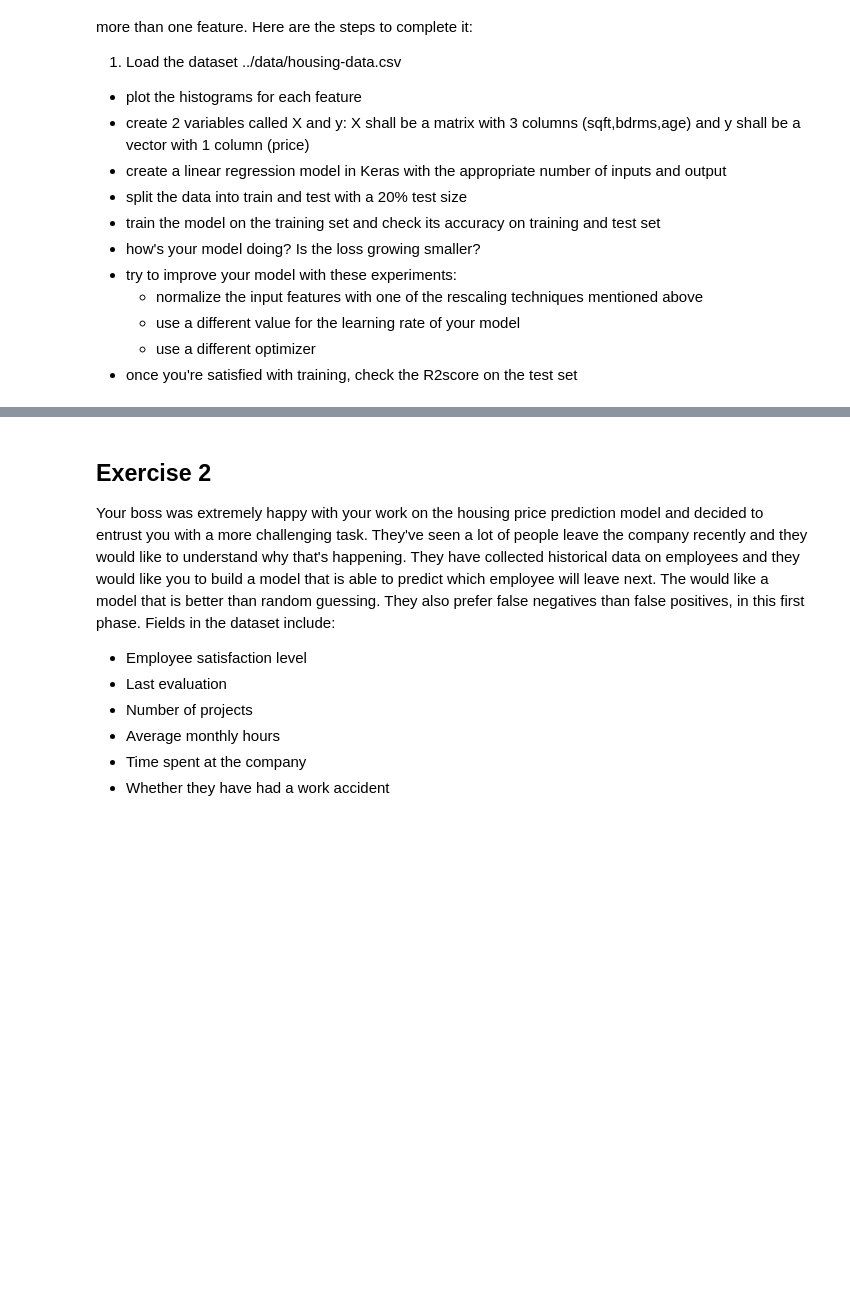
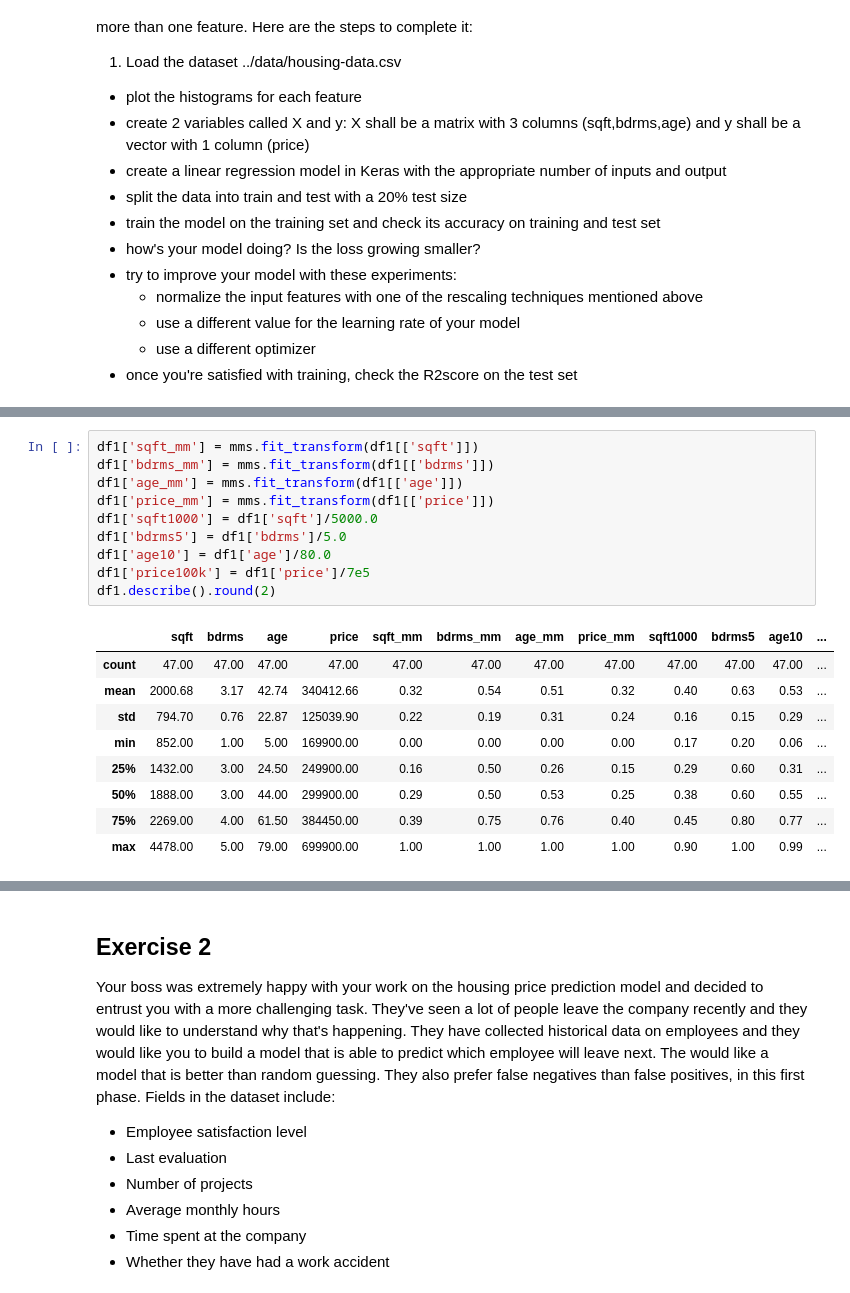
Before and after one commit to tetsu/zero-deep-learning, a Jupyter notebook: course/3 Machine Learning.ipynb, the cells around one changed output, grey strips where cells are left out. Cells and saved outputs as stored; diff of their text form; blank space fills up the shorter version.

```diff
--- a/course/3 Machine Learning.ipynb
+++ b/course/3 Machine Learning.ipynb
@@ -492,0 +581,20 @@ You've just been hired at a real estate investment firm and they would like you
+# %%
+df1['sqft_mm'] = mms.fit_transform(df1[['sqft']])
+df1['bdrms_mm'] = mms.fit_transform(df1[['bdrms']])
+df1['age_mm'] = mms.fit_transform(df1[['age']])
+df1['price_mm'] = mms.fit_transform(df1[['price']])
+df1['sqft1000'] = df1['sqft']/5000.0
+df1['bdrms5'] = df1['bdrms']/5.0
+df1['age10'] = df1['age']/80.0
+df1['price100k'] = df1['price']/7e5
+df1.describe().round(2)
+# %% [output]
+|  | sqft | bdrms | age | price | sqft_mm | bdrms_mm | age_mm | price_mm | sqft1000 | bdrms5 | age10 | ... |
+| count | 47.00 | 47.00 | 47.00 | 47.00 | 47.00 | 47.00 | 47.00 | 47.00 | 47.00 | 47.00 | 47.00 | ... |
+| mean | 2000.68 | 3.17 | 42.74 | 340412.66 | 0.32 | 0.54 | 0.51 | 0.32 | 0.40 | 0.63 | 0.53 | ... |
+| std | 794.70 | 0.76 | 22.87 | 125039.90 | 0.22 | 0.19 | 0.31 | 0.24 | 0.16 | 0.15 | 0.29 | ... |
+| min | 852.00 | 1.00 | 5.00 | 169900.00 | 0.00 | 0.00 | 0.00 | 0.00 | 0.17 | 0.20 | 0.06 | ... |
+| 25% | 1432.00 | 3.00 | 24.50 | 249900.00 | 0.16 | 0.50 | 0.26 | 0.15 | 0.29 | 0.60 | 0.31 | ... |
+| 50% | 1888.00 | 3.00 | 44.00 | 299900.00 | 0.29 | 0.50 | 0.53 | 0.25 | 0.38 | 0.60 | 0.55 | ... |
+| 75% | 2269.00 | 4.00 | 61.50 | 384450.00 | 0.39 | 0.75 | 0.76 | 0.40 | 0.45 | 0.80 | 0.77 | ... |
+| max | 4478.00 | 5.00 | 79.00 | 699900.00 | 1.00 | 1.00 | 1.00 | 1.00 | 0.90 | 1.00 | 0.99 | ... |
```
Also changed, not shown: parts of 26 cells of this notebook.
